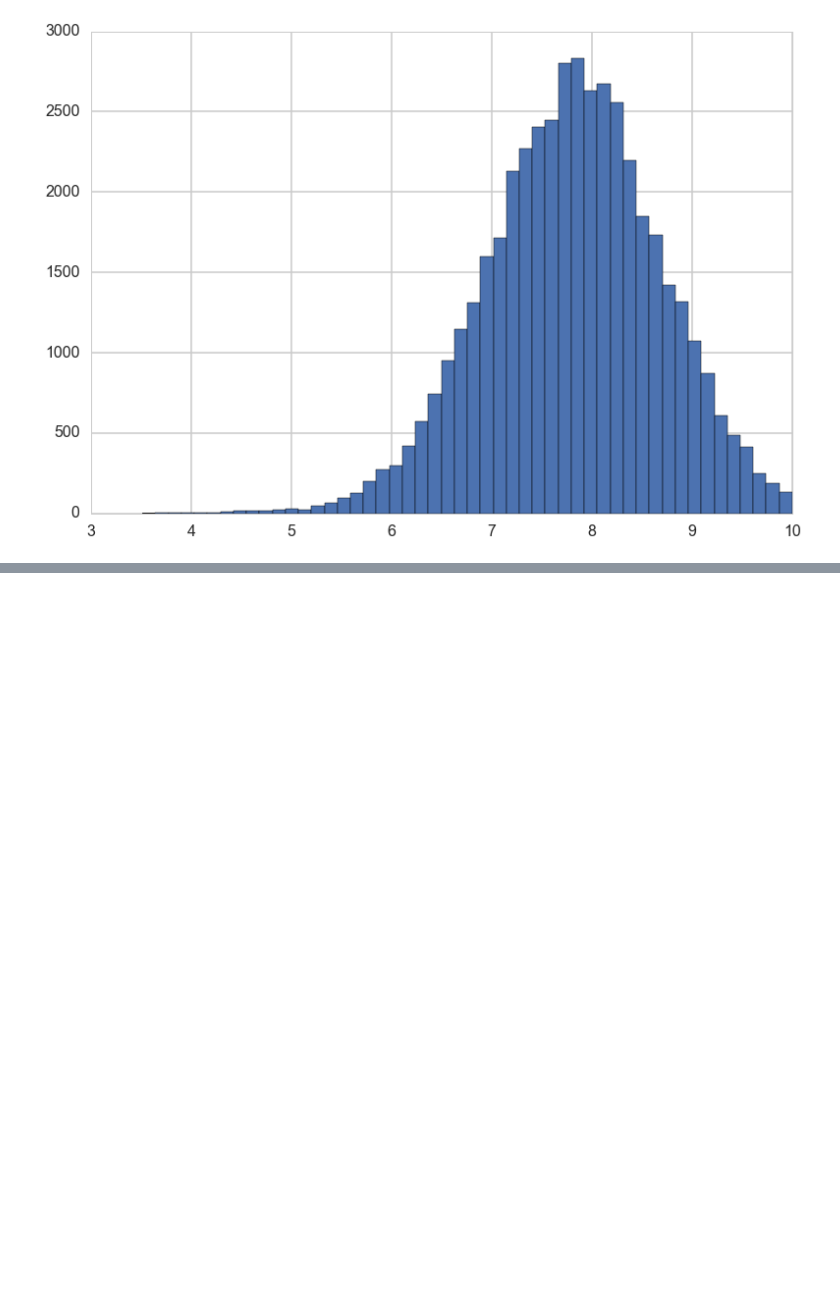
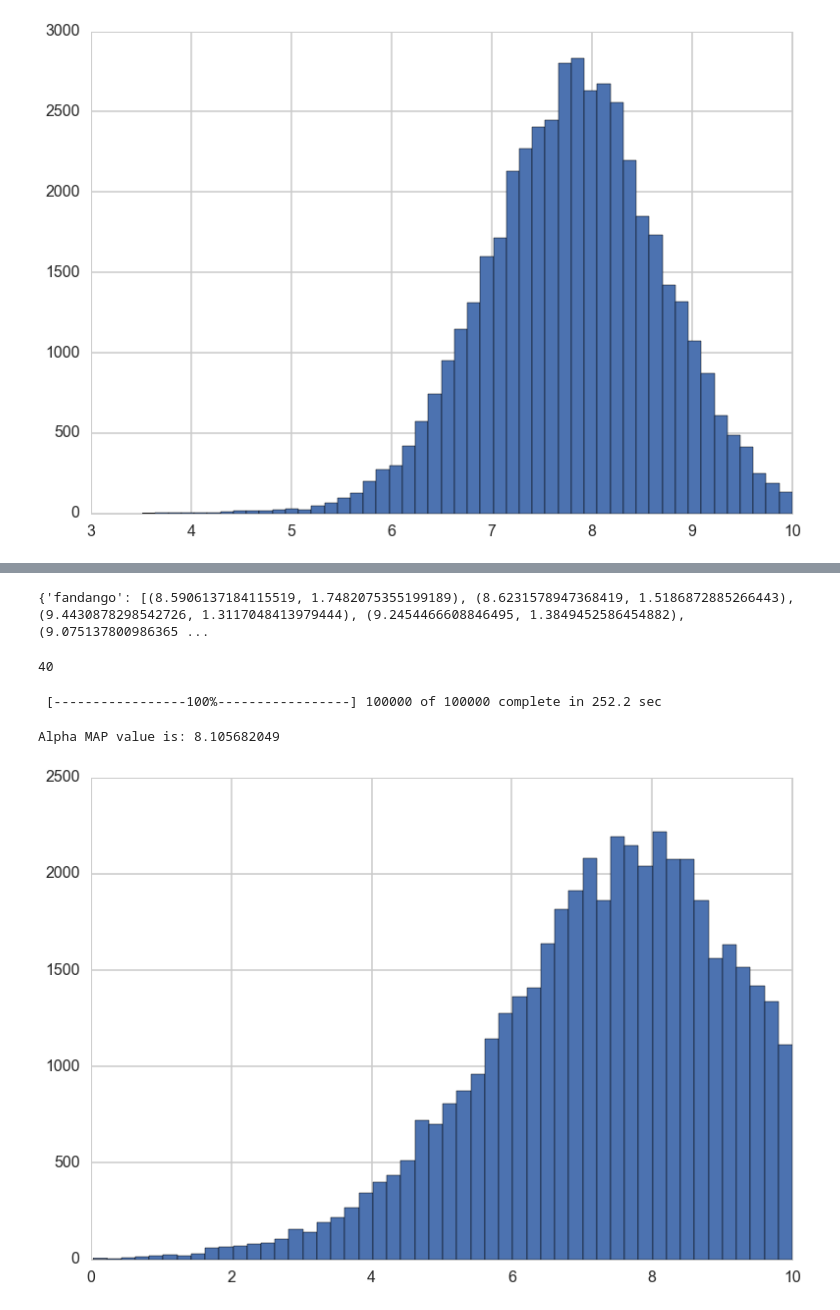
Before and after one commit to joshuamei/AM207project, a Jupyter notebook: Data-scraping-IMDB.ipynb, the cells around one changed output, grey strips where cells are left out. Drawn from its saved outputs; the diff is of its cells as text; code cells hidden in the pictures; blank space fills up the shorter version.

Commit message:
added another level to hierarchial bayes

```diff
--- a/Data-scraping-IMDB.ipynb
+++ b/Data-scraping-IMDB.ipynb
@@ -446,0 +514,66 @@ Alpha MAP value is: 7.85796360703
+# %%
+print dreamworks
+# %% [output]
+{'fandango': [(8.5906137184115519, 1.7482075355199189), (8.6231578947368419, 1.5186872885266443), (9.4430878298542726, 1.3117048413979444), (9.2454466608846495, 1.3849452586454882), (9.075137800986365 ...
+# %%
+dreamworks_list = []
+
+
+for x in range(10):
+    for movie in dreamworks:
+        dreamworks_list.append([dreamworks[movie][x][0], dreamworks[movie][x][1]])
+
+dreamworks_list = np.array(dreamworks_list)
+dreamworks_mean =  dreamworks_list[:,0]
+dreamworks_std =  dreamworks_list[:,1]
+# %% [output]
+40
+# %%
+NUM_MOVIES = 10
+NUM_WEBSITE = 4
+
+
+alpha = pm.Uniform("alpha", 0., 10.0)
+beta = pm.Uniform("beta", 2., 20.0)
+theta_list = []
+for x in range(NUM_MOVIES):
+    theta = pm.Normal("theta"+str(x), mu = alpha, tau = 1./beta)
+
+    theta_list.append(theta)
+
+websites_std1 = pm.Uniform("website_std1", 2., 20.0)
+websites_std2 = pm.Uniform("website_std2", 2., 20.0)
+websites_std3 = pm.Uniform("website_std3", 2., 20.0)
+websites_std4 = pm.Uniform("website_std4", 2., 20.0)
+
+websites_std = [websites_std1, websites_std2, websites_std3, websites_std4]
+#add another level of the hierarchial bayes
+websites_list = []
+for x in range (NUM_MOVIES):
+    for y in range (NUM_WEBSITE):
+        websites = pm.Normal("website"+str(x*NUM_WEBSITE+y), mu = theta_list[x], tau =1./websites_std[y])
+        websites_list.append(websites)
+
+@pm.observed
+def likelihood(mu=websites_list, tau=1./dreamworks_std**2,value=dreamworks_mean):
+    likelihood = 0
+    for i in range(len(data_means)):
+        likelihood += pm.normal_like(value[i],mu[i],tau[i])
+    return likelihood
+
+parameterlist = [alpha, beta, likelihood]
+parameterlist.extend(theta_list)
+response_model=pm.Model(parameterlist)
+mcmc = pm.MCMC(response_model)
+mcmc.sample(iter=100000, burn=10000, thin = 2)
+# %% [output]
+ [-----------------100%-----------------] 100000 of 100000 complete in 252.2 sec
+# %%
+a_hist = plt.hist(alpha.trace(), bins=50)
+a_map_index = np.argmax(a_hist[0])
+a_hist_bin_middle = 0.5*a_hist[1][:-1] + 0.5*a_hist[1][1:]
+a_map = a_hist_bin_middle[a_map_index]
+print "Alpha MAP value is:",a_map
+# %% [output]
+Alpha MAP value is: 8.105682049
+[figure, added]
```
Also changed, not shown: parts of 9 cells of this notebook.
